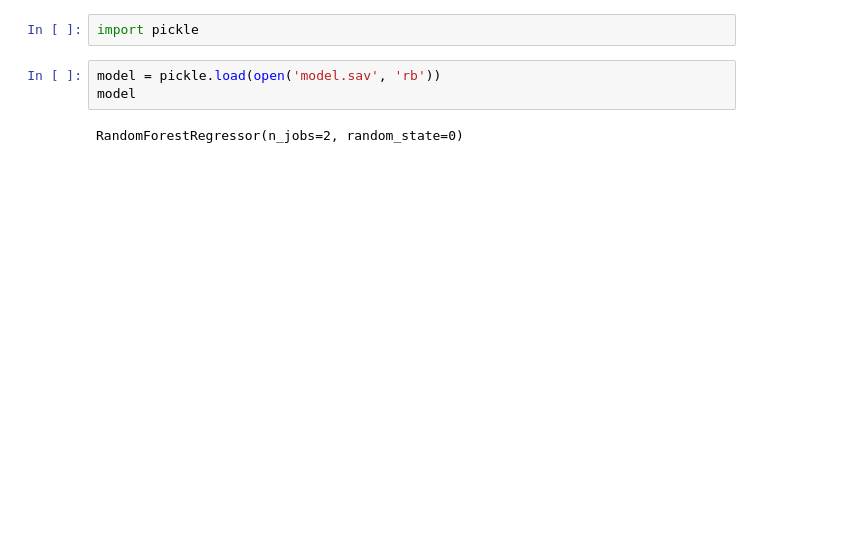
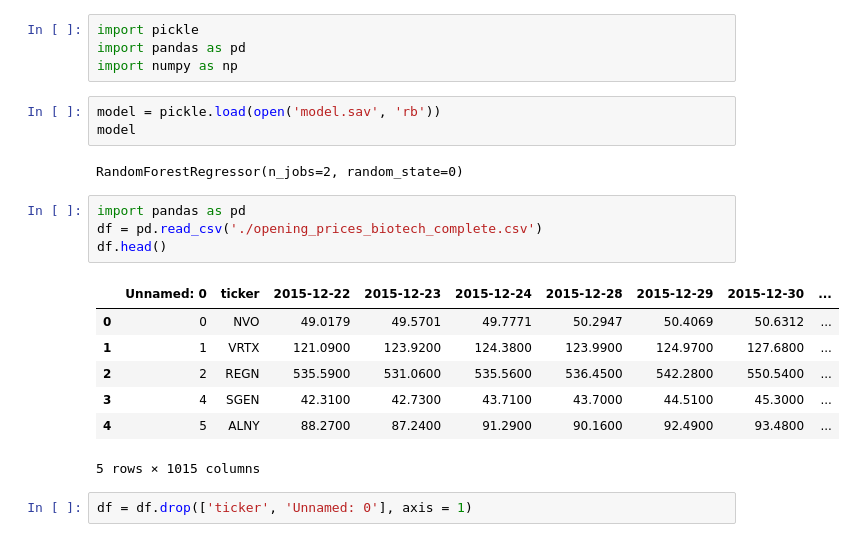
Before and after one commit to tsrsmict/bot-xchange-22, a Jupyter notebook: Internal/Sample script.ipynb, the cells around one changed output. Saved outputs shown, nothing was run; the diff lists cells and outputs as text; blank space fills up the shorter version.

```diff
--- a/Internal/Sample script.ipynb
+++ b/Internal/Sample script.ipynb
@@ -1,7 +1,23 @@
-# %%
-import pickle
+# %%
+import pickle
+import pandas as pd
+import numpy as np
 # %%
 model = pickle.load(open('model.sav', 'rb'))
 model
 # %% [output]
 RandomForestRegressor(n_jobs=2, random_state=0)
+# %%
+import pandas as pd
+df = pd.read_csv('./opening_prices_biotech_complete.csv')
+df.head()
+# %% [output]
+|  | Unnamed: 0 | ticker | 2015-12-22 | 2015-12-23 | 2015-12-24 | 2015-12-28 | 2015-12-29 | 2015-12-30 | ... |
+| 0 | 0 | NVO | 49.0179 | 49.5701 | 49.7771 | 50.2947 | 50.4069 | 50.6312 | ... |
+| 1 | 1 | VRTX | 121.0900 | 123.9200 | 124.3800 | 123.9900 | 124.9700 | 127.6800 | ... |
+| 2 | 2 | REGN | 535.5900 | 531.0600 | 535.5600 | 536.4500 | 542.2800 | 550.5400 | ... |
+| 3 | 4 | SGEN | 42.3100 | 42.7300 | 43.7100 | 43.7000 | 44.5100 | 45.3000 | ... |
+| 4 | 5 | ALNY | 88.2700 | 87.2400 | 91.2900 | 90.1600 | 92.4900 | 93.4800 | ... |
+5 rows × 1015 columns
+# %%
+df = df.drop(['ticker', 'Unnamed: 0'], axis = 1)
```
Also changed, not shown: parts of 3 cells of this notebook, 12 other files.
